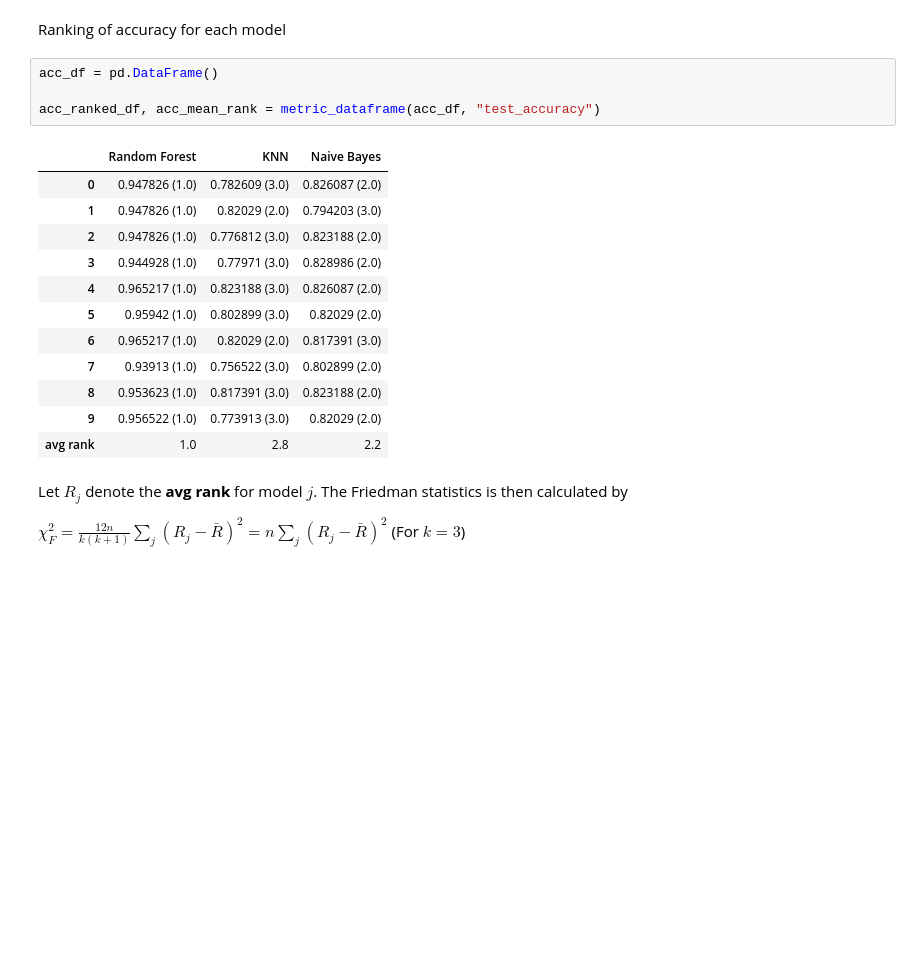
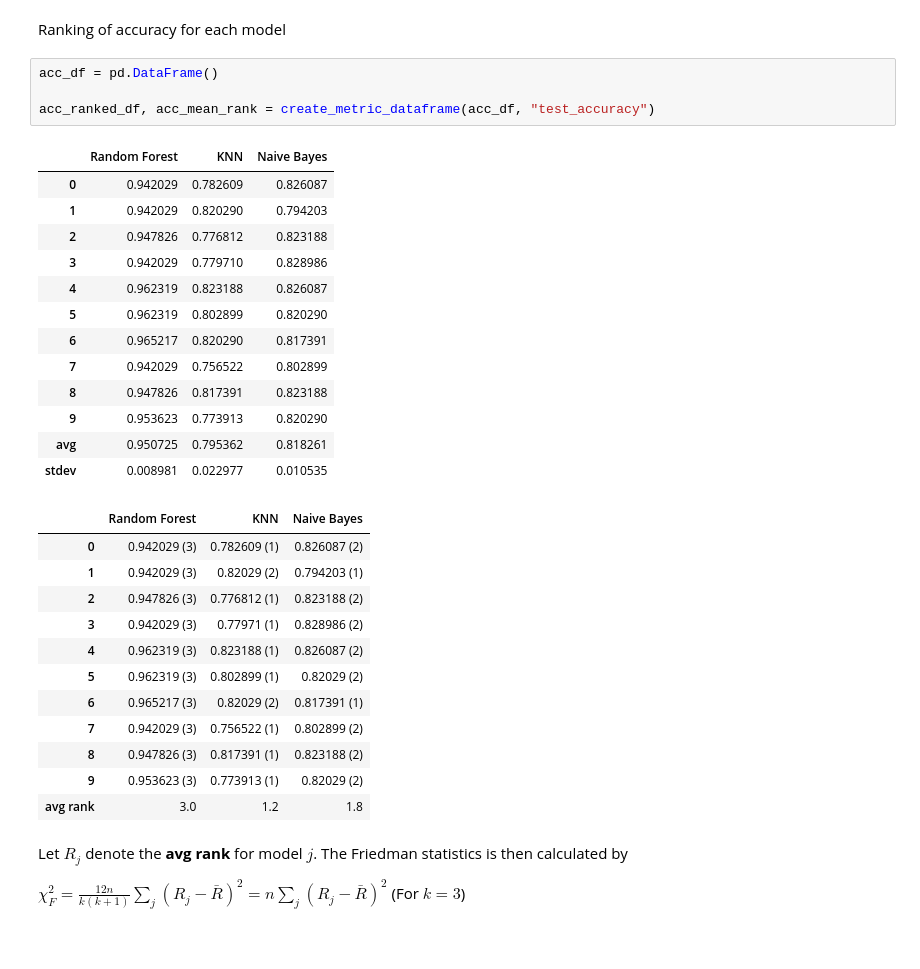
Before and after one commit to Mau-Gen/DV2638_Assignments, a Jupyter notebook: Assignment_2/assignment2.ipynb, the cells around one changed output. Cells and saved outputs as stored; diff of their text form; blank space fills up the shorter version.

```diff
--- a/Assignment_2/assignment2.ipynb
+++ b/Assignment_2/assignment2.ipynb
@@ -275,20 +183,33 @@ Ranking of accuracy for each model
 # %%
 acc_df = pd.DataFrame()
 
-acc_ranked_df, acc_mean_rank = metric_dataframe(acc_df, "test_accuracy")
+acc_ranked_df, acc_mean_rank = create_metric_dataframe(acc_df, "test_accuracy")
 # %% [output]
 |  | Random Forest | KNN | Naive Bayes |
-| 0 | 0.947826 (1.0) | 0.782609 (3.0) | 0.826087 (2.0) |
-| 1 | 0.947826 (1.0) | 0.82029 (2.0) | 0.794203 (3.0) |
-| 2 | 0.947826 (1.0) | 0.776812 (3.0) | 0.823188 (2.0) |
-| 3 | 0.944928 (1.0) | 0.77971 (3.0) | 0.828986 (2.0) |
-| 4 | 0.965217 (1.0) | 0.823188 (3.0) | 0.826087 (2.0) |
-| 5 | 0.95942 (1.0) | 0.802899 (3.0) | 0.82029 (2.0) |
-| 6 | 0.965217 (1.0) | 0.82029 (2.0) | 0.817391 (3.0) |
-| 7 | 0.93913 (1.0) | 0.756522 (3.0) | 0.802899 (2.0) |
-| 8 | 0.953623 (1.0) | 0.817391 (3.0) | 0.823188 (2.0) |
-| 9 | 0.956522 (1.0) | 0.773913 (3.0) | 0.82029 (2.0) |
-| avg rank | 1.0 | 2.8 | 2.2 |
+| 0 | 0.942029 | 0.782609 | 0.826087 |
+| 1 | 0.942029 | 0.820290 | 0.794203 |
+| 2 | 0.947826 | 0.776812 | 0.823188 |
+| 3 | 0.942029 | 0.779710 | 0.828986 |
+| 4 | 0.962319 | 0.823188 | 0.826087 |
+| 5 | 0.962319 | 0.802899 | 0.820290 |
+| 6 | 0.965217 | 0.820290 | 0.817391 |
+| 7 | 0.942029 | 0.756522 | 0.802899 |
+| 8 | 0.947826 | 0.817391 | 0.823188 |
+| 9 | 0.953623 | 0.773913 | 0.820290 |
+| avg | 0.950725 | 0.795362 | 0.818261 |
+| stdev | 0.008981 | 0.022977 | 0.010535 |
+|  | Random Forest | KNN | Naive Bayes |
+| 0 | 0.942029 (3) | 0.782609 (1) | 0.826087 (2) |
+| 1 | 0.942029 (3) | 0.82029 (2) | 0.794203 (1) |
+| 2 | 0.947826 (3) | 0.776812 (1) | 0.823188 (2) |
+| 3 | 0.942029 (3) | 0.77971 (1) | 0.828986 (2) |
+| 4 | 0.962319 (3) | 0.823188 (1) | 0.826087 (2) |
+| 5 | 0.962319 (3) | 0.802899 (1) | 0.82029 (2) |
+| 6 | 0.965217 (3) | 0.82029 (2) | 0.817391 (1) |
+| 7 | 0.942029 (3) | 0.756522 (1) | 0.802899 (2) |
+| 8 | 0.947826 (3) | 0.817391 (1) | 0.823188 (2) |
+| 9 | 0.953623 (3) | 0.773913 (1) | 0.82029 (2) |
+| avg rank | 3.0 | 1.2 | 1.8 |
 # %% [markdown]
 Let $R_j$ denote the **avg rank** for model $j$. The Friedman statistics is then calculated by
 
```
Also changed, not shown: parts of 8 cells of this notebook.
